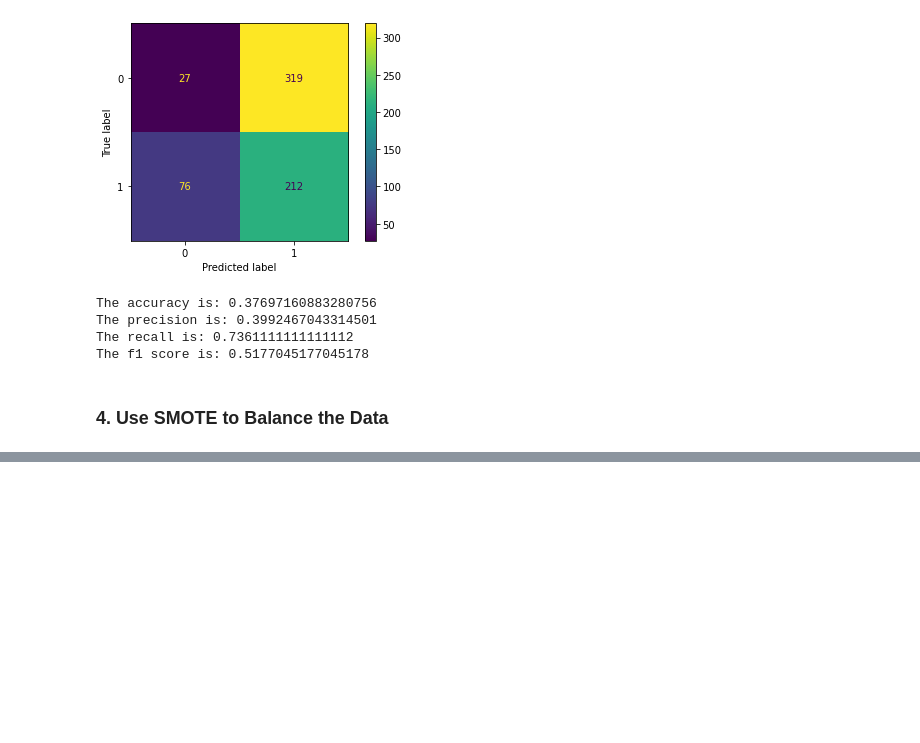
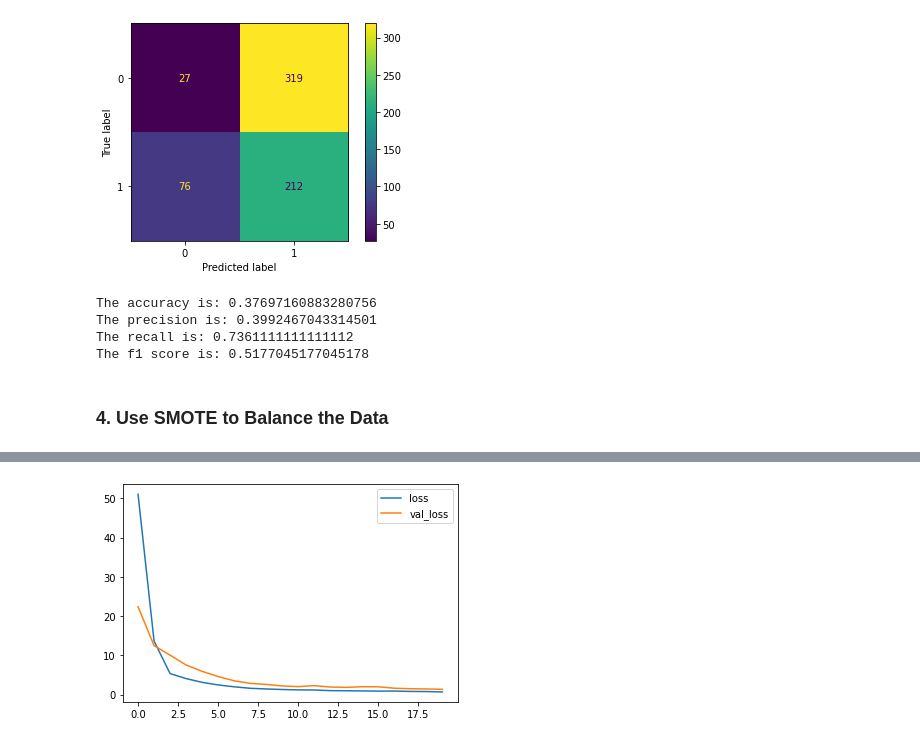
Before and after one commit to Hameon4/Tensorflow-2.0-Practice, a Jupyter notebook: LAB2_2_GAN.ipynb, the cells around one changed output, grey strips where cells are left out. Cells and saved outputs as stored; diff of their text form; code cells hidden in the pictures; blank space fills up the shorter version.

```diff
--- a/LAB2_2_GAN.ipynb
+++ b/LAB2_2_GAN.ipynb
@@ -140,3 +126,22 @@ The recall is: 0.7361111111111112
 The f1 score is: 0.5177045177045178
 # %% [markdown]
 ### **4. Use SMOTE to Balance the Data**
+# %%
+from imblearn.over_sampling import SMOTE
+sm = SMOTE(random_state=42)
+X_res, y_res = sm.fit_resample(X, y)
+# %%
+X_train, X_test, y_train, y_test = train_test_split(X_res, y_res, train_size=0.8)
+
+#Validation Split
+X_valid, X__sub_test, y_valid, y_sub_test = train_test_split(X_test,y_test, test_size=0.5)
+# %%
+# Build/Instantiate the model
+model = tf.keras.models.Sequential([
+  tf.keras.layers.Input(shape=(120, 1)),
+  tf.keras.layers.Conv1D(1, 70, 5),
+  tf.keras.layers.MaxPool1D(),
+  tf.keras.layers.Flatten(name='regions'),
+  tf.keras.layers.Dense(1, activation='sigmoid'),
+])
+model.compile(optimizer='adam', loss='binary_crossentropy', metrics=['accuracy'])
@@ -142,0 +169,10 @@ The f1 score is: 0.5177045177045178
+# %%
+# Train the model
+r_smote = model.fit(X_train, y_train, validation_data=(X_valid, y_valid), epochs=20)
+# %%
+# Plot loss per iteration
+plt.plot(r_smote.history['loss'], label='loss')
+plt.plot(r_smote.history['val_loss'], label='val_loss')
+plt.legend();
+# %% [output]
+[figure, added]
```
Also changed, not shown: parts of 7 cells of this notebook.
